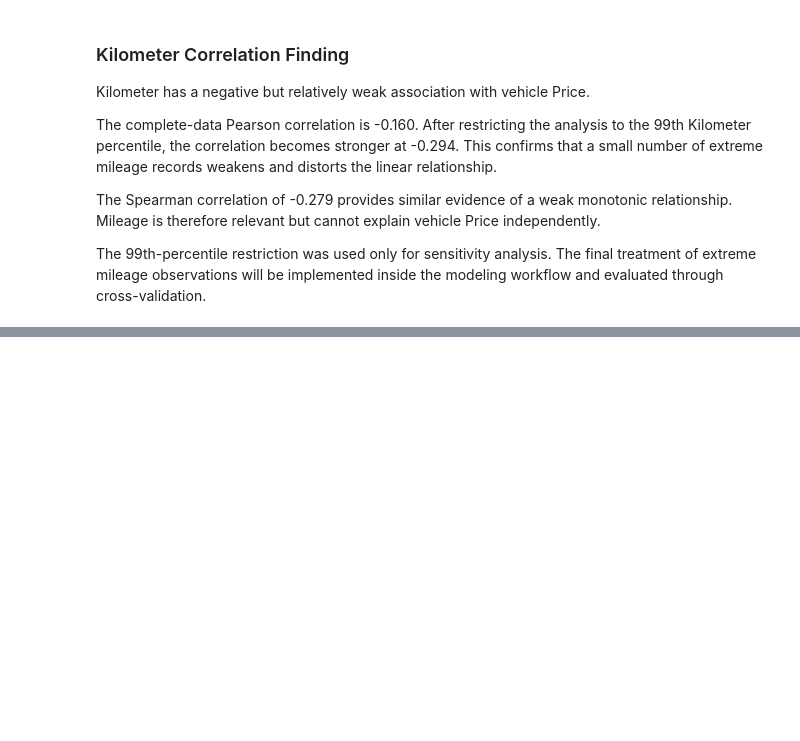
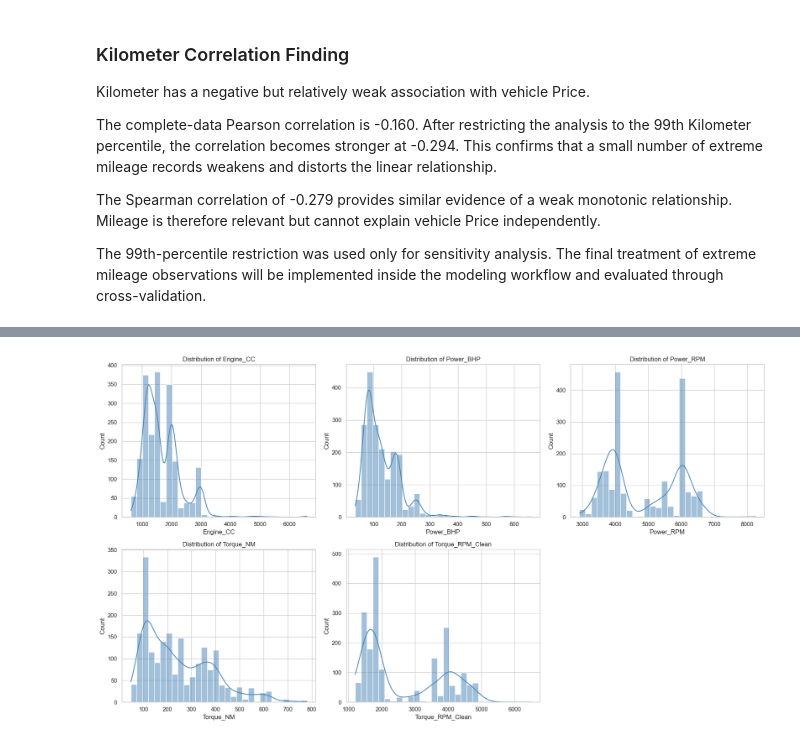
Before and after one commit to WaqasGurmani/linear-regularized-regression, a Jupyter notebook: notebooks/02_eda_and_data_quality.ipynb, the cells around one changed output, grey strips where cells are left out. Cells and saved outputs as stored; diff of their text form; code cells hidden in the pictures; blank space fills up the shorter version.

Commit message:
Complete EDA and data quality analysis

```diff
--- a/notebooks/02_eda_and_data_quality.ipynb
+++ b/notebooks/02_eda_and_data_quality.ipynb
@@ -736,0 +1202,19 @@ inside the modeling workflow and evaluated through cross-validation.
+# %%
+df["Torque_RPM_Clean"] = df["Torque_RPM"].copy()
+
+invalid_torque_rpm = df["Torque_RPM_Clean"] < 500
+
+print(
+    "Torque RPM values below 500:",
+    invalid_torque_rpm.sum()
+)
+
+df.loc[
+    invalid_torque_rpm,
+    "Torque_RPM_Clean"
+] = np.nan
+
+print(
+    "Missing Torque_RPM_Clean values:",
+    df["Torque_RPM_Clean"].isna().sum()
+)
@@ -736,0 +1231,44 @@ inside the modeling workflow and evaluated through cross-validation.
+# %%
+technical_plot_features = [
+    "Engine_CC",
+    "Power_BHP",
+    "Power_RPM",
+    "Torque_NM",
+    "Torque_RPM_Clean"
+]
+
+fig, axes = plt.subplots(
+    2,
+    3,
+    figsize=(18, 10)
+)
+
+axes = axes.flatten()
+
+for index, column in enumerate(technical_plot_features):
+    sns.histplot(
+        data=df,
+        x=column,
+        bins=30,
+        kde=True,
+        ax=axes[index],
+        color="steelblue"
+    )
+
+    axes[index].set_title(
+        f"Distribution of {column}"
+    )
+
+axes[5].axis("off")
+
+plt.tight_layout()
+
+plt.savefig(
+    "../results/figures/technical_feature_distributions.png",
+    dpi=300,
+    bbox_inches="tight"
+)
+
+plt.show()
+# %% [output]
+[figure, added]
```
Also changed, not shown: parts of 47 cells of this notebook, 7 other files.
